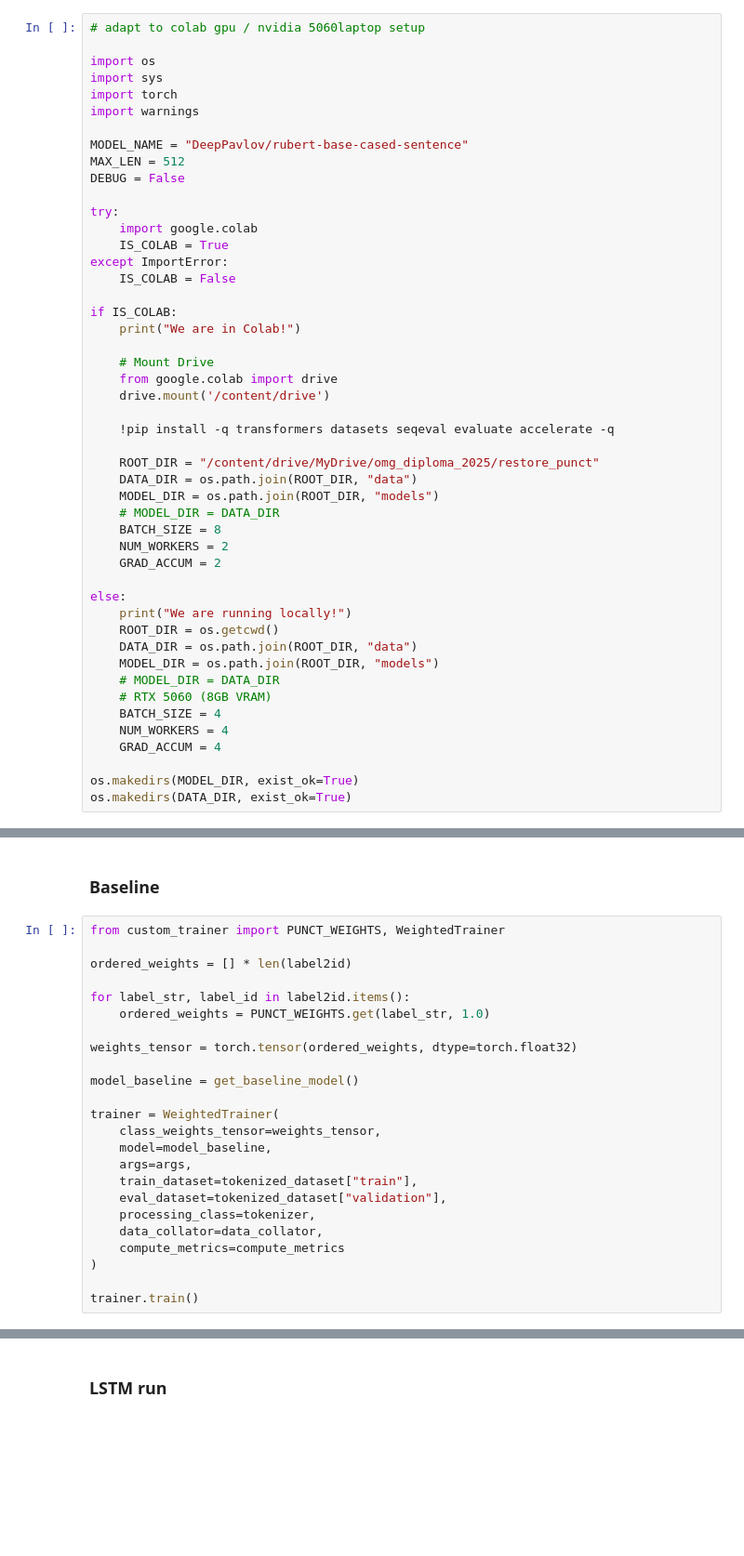
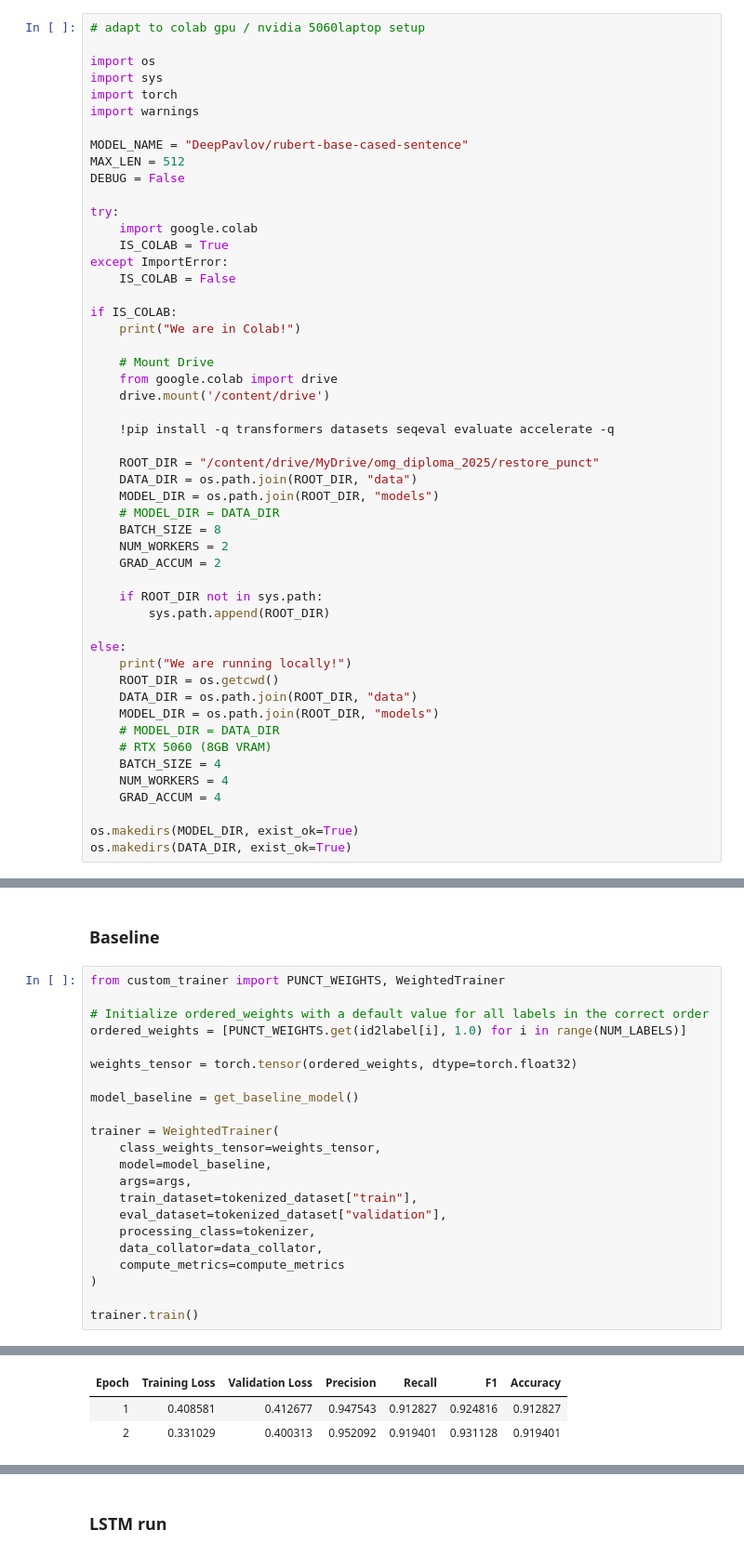
Before and after one commit to Valerik-Bogd/restore_punct, a Jupyter notebook: Diploma_model_0.ipynb, the cells around one changed output, grey strips where cells are left out. Shown at 93% size. Saved outputs shown, nothing was run; the diff lists cells and outputs as text; blank space fills up the shorter version.

```diff
--- a/Diploma_model_0.ipynb
+++ b/Diploma_model_0.ipynb
@@ -33,6 +33,9 @@ if IS_COLAB:
     NUM_WORKERS = 2
     GRAD_ACCUM = 2
 
+    if ROOT_DIR not in sys.path:
+        sys.path.append(ROOT_DIR)
+
 else:
     print("We are running locally!")
     ROOT_DIR = os.getcwd()
@@ -270,10 +274,8 @@ data_collator = DataCollatorForTokenClassification(tokenizer)
 # %%
 from custom_trainer import PUNCT_WEIGHTS, WeightedTrainer
 
-ordered_weights = [] * len(label2id)
-
-for label_str, label_id in label2id.items():
-    ordered_weights = PUNCT_WEIGHTS.get(label_str, 1.0)
+# Initialize ordered_weights with a default value for all labels in the correct order
+ordered_weights = [PUNCT_WEIGHTS.get(id2label[i], 1.0) for i in range(NUM_LABELS)]
 
 weights_tensor = torch.tensor(ordered_weights, dtype=torch.float32)
 
@@ -291,3 +293,4 @@ trainer = WeightedTrainer(
 )
 
 trainer.train()
+# %% [output]
@@ -293,0 +311,3 @@ trainer.train()
+| Epoch | Training Loss | Validation Loss | Precision | Recall | F1 | Accuracy |
+| 1 | 0.408581 | 0.412677 | 0.947543 | 0.912827 | 0.924816 | 0.912827 |
+| 2 | 0.331029 | 0.400313 | 0.952092 | 0.919401 | 0.931128 | 0.919401 |
```
Also changed, not shown: parts of 7 cells of this notebook.
